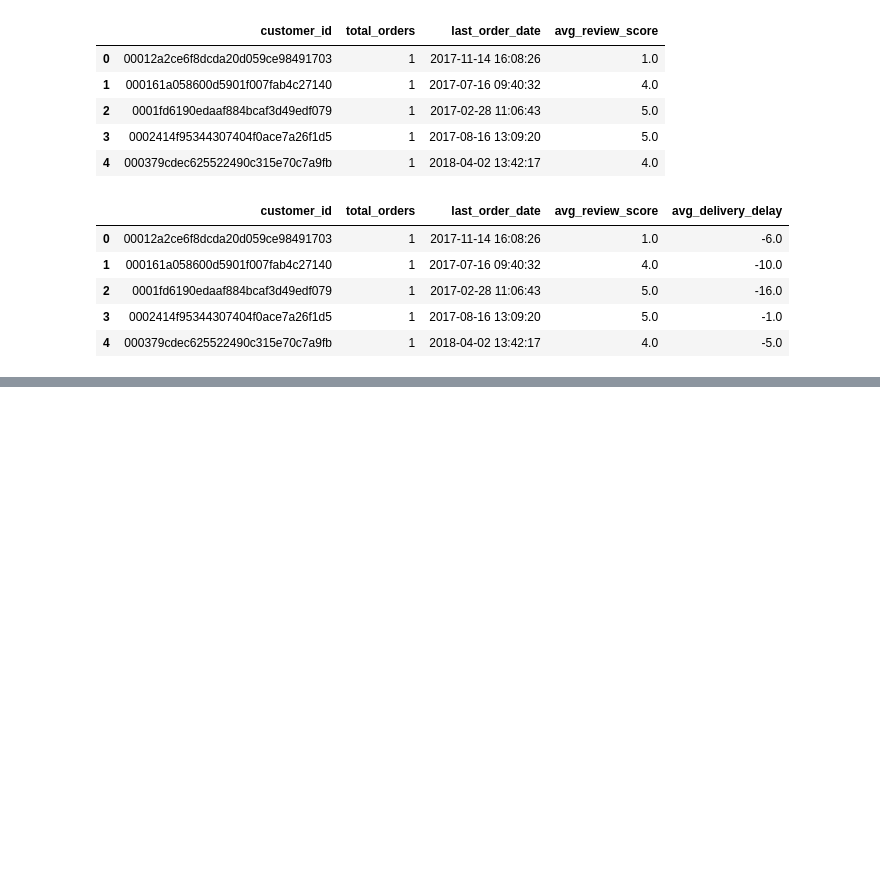
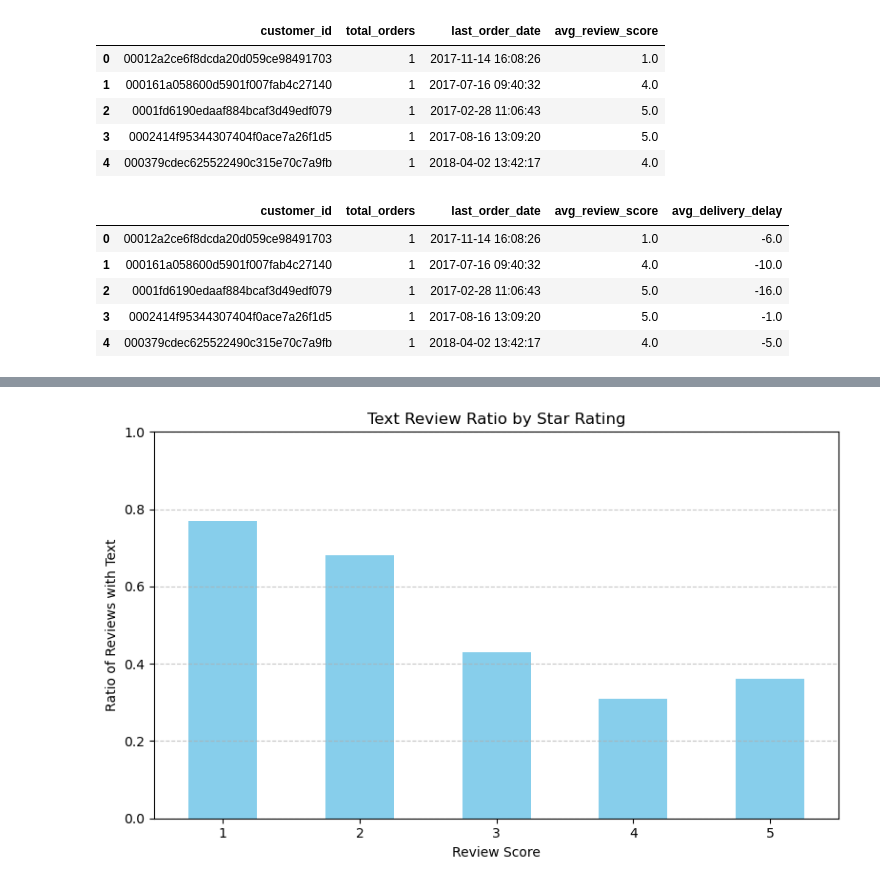
Before and after one commit to jameshan54/churn-prediction, a Jupyter notebook: notebooks/01_data_exploration.ipynb, the cells around one changed output, grey strips where cells are left out. Cells and saved outputs as stored; diff of their text form; code cells hidden in the pictures; blank space fills up the shorter version.

```diff
--- a/notebooks/01_data_exploration.ipynb
+++ b/notebooks/01_data_exploration.ipynb
@@ -141,0 +182,6 @@ customer_summary["avg_sentiment_score"].describe()
+# %%
+total_by_score = reviews.groupby('review_score').size()
+# %%
+text_by_score = reviews[reviews['review_comment_message'].notnull()].groupby('review_score').size()
+# %%
+text_ratio = (text_by_score / total_by_score).fillna(0).round(2)
@@ -141,0 +204,15 @@ customer_summary["avg_sentiment_score"].describe()
+# %%
+plt.figure(figsize=(8, 5))
+text_ratio.sort_index().plot(kind='bar', color='skyblue')
+
+plt.title('Text Review Ratio by Star Rating')
+plt.xlabel('Review Score')
+plt.ylabel('Ratio of Reviews with Text')
+plt.ylim(0, 1)
+plt.xticks(rotation=0)
+plt.grid(axis='y', linestyle='--', alpha=0.7)
+
+plt.tight_layout()
+plt.show()
+# %% [output]
+[figure, added]
```
Also changed, not shown: parts of 13 cells of this notebook.
